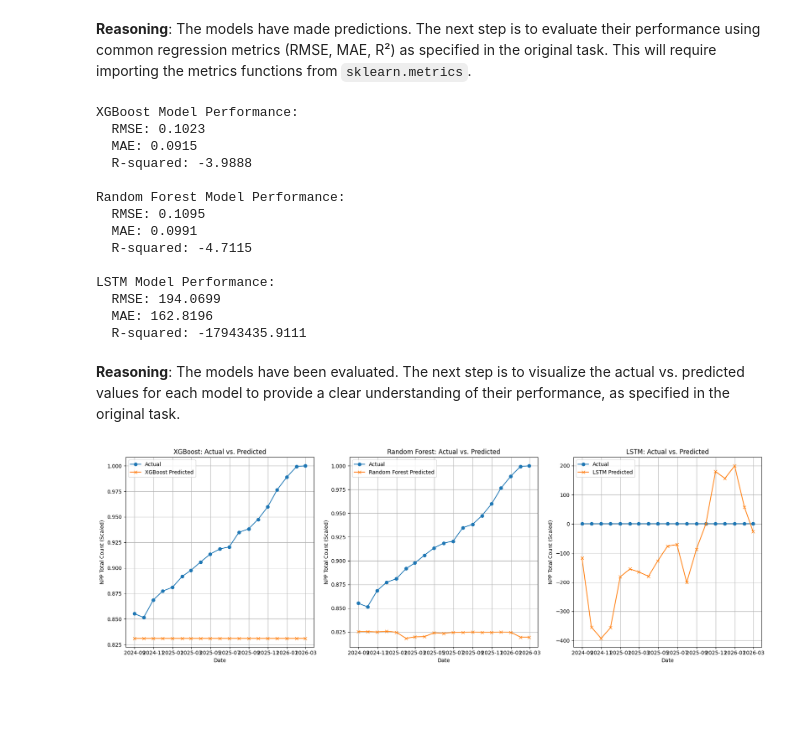
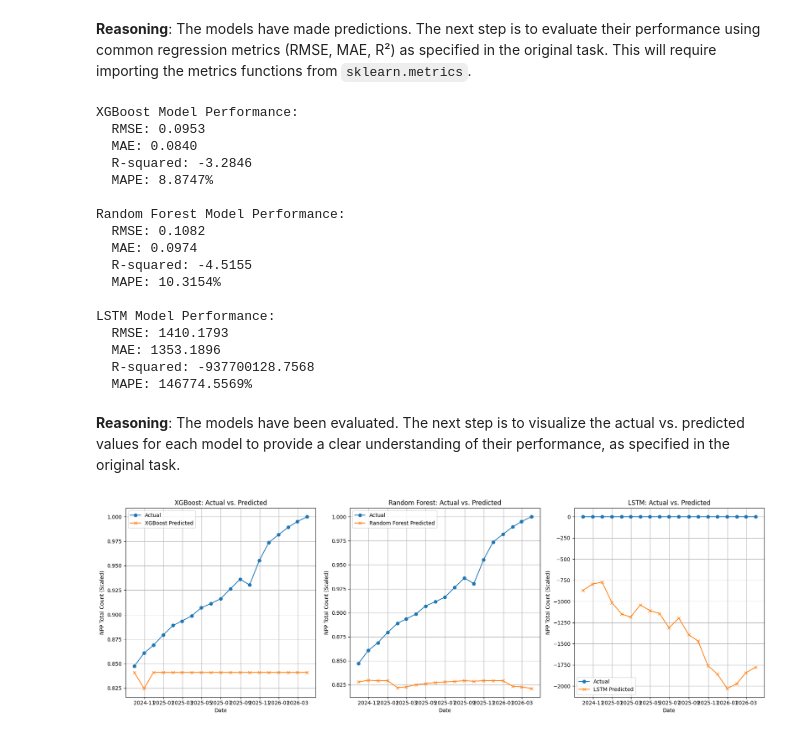
Before and after one commit to varunpkv/RBA-Payment-Trends-Capstone, a Jupyter notebook: RBA_Payment_Trends_Forecasting_and_Shift_Detection.ipynb, the cells around one changed output. Drawn from its saved outputs; the diff is of its cells as text; code cells hidden in the pictures; blank space fills up the shorter version.

```diff
--- a/RBA_Payment_Trends_Forecasting_and_Shift_Detection.ipynb
+++ b/RBA_Payment_Trends_Forecasting_and_Shift_Detection.ipynb
@@ -1126,7 +1035,7 @@ from sklearn.ensemble import RandomForestRegressor
 
 # Initialize and train the Random Forest Regressor model
 rf_model = RandomForestRegressor(n_estimators=100, random_state=42)
-rf_model.fit(X_train, y_train)
+rf_model.fit(X_train_initial, y_train_initial)
 
 print("Random Forest Regressor model trained successfully.")
 # %% [output]
@@ -1135,10 +1044,11 @@ Random Forest Regressor model trained successfully.
 **Reasoning**:
 The XGBoost and Random Forest models have been trained. The next step is to train the LSTM model. Before training, the data (X_train, X_test) needs to be reshaped into a 3D array (samples, timesteps, features) as required by LSTM models. I will use a timestep of 1, meaning each sample is treated independently with its features for prediction.
 # %%
+import numpy as np
 # Reshape input to be [samples, timesteps, features] for LSTM
 # For simplicity, we'll use 1 timestep for each sample.
-X_train_lstm = X_train.values.reshape(X_train.shape[0], 1, X_train.shape[1])
-X_test_lstm = X_test.values.reshape(X_test.shape[0], 1, X_test.shape[1])
+X_train_lstm = X_train_initial.values.reshape(X_train_initial.shape[0], 1, X_train_initial.shape[1])
+X_test_lstm = X_test_initial.values.reshape(X_test_initial.shape[0], 1, X_test_initial.shape[1])
 
 print(f"Reshaped X_train for LSTM: {X_train_lstm.shape}")
 print(f"Reshaped X_test for LSTM: {X_test_lstm.shape}")
@@ -1159,7 +1069,7 @@ lstm_model.add(Dense(1))
 lstm_model.compile(optimizer='adam', loss='mse')
 
 # Train the LSTM model
-history = lstm_model.fit(X_train_lstm, y_train, epochs=50, batch_size=1, verbose=0)
+history = lstm_model.fit(X_train_lstm, y_train_initial, epochs=50, batch_size=1, verbose=0)
 
 print("LSTM model trained successfully.")
 # %% [output]
@@ -1169,8 +1079,8 @@ LSTM model trained successfully.
 All three models (XGBoost, Random Forest, and LSTM) have been trained. The next logical step is to make predictions on the test set using these trained models. This addresses the 'evaluate their performance' part of the main task by preparing the data for evaluation.
 # %%
 # Make predictions on the test set
-xgb_predictions = xgb_model.predict(X_test)
-rf_predictions = rf_model.predict(X_test)
+xgb_predictions = xgb_model.predict(X_test_initial)
+rf_predictions = rf_model.predict(X_test_initial)
 lstm_predictions = lstm_model.predict(X_test_lstm)
 
 print("Predictions generated for XGBoost, Random Forest, and LSTM models.")
@@ -1181,90 +1091,101 @@ Predictions generated for XGBoost, Random Forest, and LSTM models.
 **Reasoning**:
 The models have made predictions. The next step is to evaluate their performance using common regression metrics (RMSE, MAE, R²) as specified in the original task. This will require importing the metrics functions from `sklearn.metrics`.
 # %%
+import numpy as np
 from sklearn.metrics import mean_squared_error, mean_absolute_error, r2_score
-import numpy as np
 
 # Evaluate XGBoost Model
-rmse_xgb = np.sqrt(mean_squared_error(y_test, xgb_predictions))
-mae_xgb = mean_absolute_error(y_test, xgb_predictions)
-r2_xgb = r2_score(y_test, xgb_predictions)
+rmse_xgb = np.sqrt(mean_squared_error(y_test_initial, xgb_predictions))
+mae_xgb = mean_absolute_error(y_test_initial, xgb_predictions)
+r2_xgb = r2_score(y_test_initial, xgb_predictions)
+mape_xgb = calculate_mape(y_test_initial, xgb_predictions)
 
 print("XGBoost Model Performance:")
 print(f"  RMSE: {rmse_xgb:.4f}")
 print(f"  MAE: {mae_xgb:.4f}")
 print(f"  R-squared: {r2_xgb:.4f}")
+print(f"  MAPE: {mape_xgb:.4f}%")
 
 # Evaluate Random Forest Model
-rmse_rf = np.sqrt(mean_squared_error(y_test, rf_predictions))
-mae_rf = mean_absolute_error(y_test, rf_predictions)
-r2_rf = r2_score(y_test, rf_predictions)
+rmse_rf = np.sqrt(mean_squared_error(y_test_initial, rf_predictions))
+mae_rf = mean_absolute_error(y_test_initial, rf_predictions)
+r2_rf = r2_score(y_test_initial, rf_predictions)
+mape_rf = calculate_mape(y_test_initial, rf_predictions)
 
 print("\nRandom Forest Model Performance:")
 print(f"  RMSE: {rmse_rf:.4f}")
 print(f"  MAE: {mae_rf:.4f}")
 print(f"  R-squared: {r2_rf:.4f}")
+print(f"  MAPE: {mape_rf:.4f}%")
 
 # Evaluate LSTM Model
-rmse_lstm = np.sqrt(mean_squared_error(y_test, lstm_predictions))
-mae_lstm = mean_absolute_error(y_test, lstm_predictions)
-r2_lstm = r2_score(y_test, lstm_predictions)
+rmse_lstm = np.sqrt(mean_squared_error(y_test_initial, lstm_predictions))
+mae_lstm = mean_absolute_error(y_test_initial, lstm_predictions)
+r2_lstm = r2_score(y_test_initial, lstm_predictions)
+mape_lstm = calculate_mape(y_test_initial, lstm_predictions)
 
 print("\nLSTM Model Performance:")
 print(f"  RMSE: {rmse_lstm:.4f}")
 print(f"  MAE: {mae_lstm:.4f}")
 print(f"  R-squared: {r2_lstm:.4f}")
+print(f"  MAPE: {mape_lstm:.4f}%")
 # %% [output]
 XGBoost Model Performance:
-  RMSE: 0.1023
-  MAE: 0.0915
-  R-squared: -3.9888
+  RMSE: 0.0953
+  MAE: 0.0840
+  R-squared: -3.2846
+  MAPE: 8.8747%
 
 Random Forest Model Performance:
-  RMSE: 0.1095
-  MAE: 0.0991
-  R-squared: -4.7115
+  RMSE: 0.1082
+  MAE: 0.0974
+  R-squared: -4.5155
+  MAPE: 10.3154%
 
 LSTM Model Performance:
-  RMSE: 194.0699
-  MAE: 162.8196
-  R-squared: -17943435.9111
+  RMSE: 1410.1793
+  MAE: 1353.1896
+  R-squared: -937700128.7568
+  MAPE: 146774.5569%
 # %% [markdown]
 **Reasoning**:
 The models have been evaluated. The next step is to visualize the actual vs. predicted values for each model to provide a clear understanding of their performance, as specified in the original task.
 # %%
+import matplotlib.pyplot as plt
+
 plt.figure(figsize=(18, 6))
 
 # Plot Actual vs. Predicted for XGBoost
 plt.subplot(1, 3, 1)
-plt.plot(y_test.index, y_test, label='Actual', marker='o')
-plt.plot(y_test.index, xgb_predictions, label='XGBoost Predicted', marker='x')
+plt.plot(y_test_initial.index, y_test_initial, label='Actual', marker='o')
+plt.plot(y_test_initial.index, xgb_predictions, label='XGBoost Predicted', marker='x')
 plt.title('XGBoost: Actual vs. Predicted')
 plt.xlabel('Date')
 plt.ylabel('NPP Total Count (Scaled)')
 plt.legend()
 plt.grid(True)
 
 # Plot Actual vs. Predicted for Random Forest
 plt.subplot(1, 3, 2)
-plt.plot(y_test.index, y_test, label='Actual', marker='o')
-plt.plot(y_test.index, rf_predictions, label='Random Forest Predicted', marker='x')
+plt.plot(y_test_initial.index, y_test_initial, label='Actual', marker='o')
+plt.plot(y_test_initial.index, rf_predictions, label='Random Forest Predicted', marker='x')
 plt.title('Random Forest: Actual vs. Predicted')
 plt.xlabel('Date')
 plt.ylabel('NPP Total Count (Scaled)')
 plt.legend()
 plt.grid(True)
 
 # Plot Actual vs. Predicted for LSTM
 plt.subplot(1, 3, 3)
-plt.plot(y_test.index, y_test, label='Actual', marker='o')
-plt.plot(y_test.index, lstm_predictions, label='LSTM Predicted', marker='x')
+plt.plot(y_test_initial.index, y_test_initial, label='Actual', marker='o')
+plt.plot(y_test_initial.index, lstm_predictions, label='LSTM Predicted', marker='x')
 plt.title('LSTM: Actual vs. Predicted')
 plt.xlabel('Date')
 plt.ylabel('NPP Total Count (Scaled)')
 plt.legend()
 plt.grid(True)
 
 plt.tight_layout()
 plt.show()
 # %% [output]
-[figure, old version]
+[figure, new version]
```
Also changed, not shown: parts of 175 cells of this notebook.
